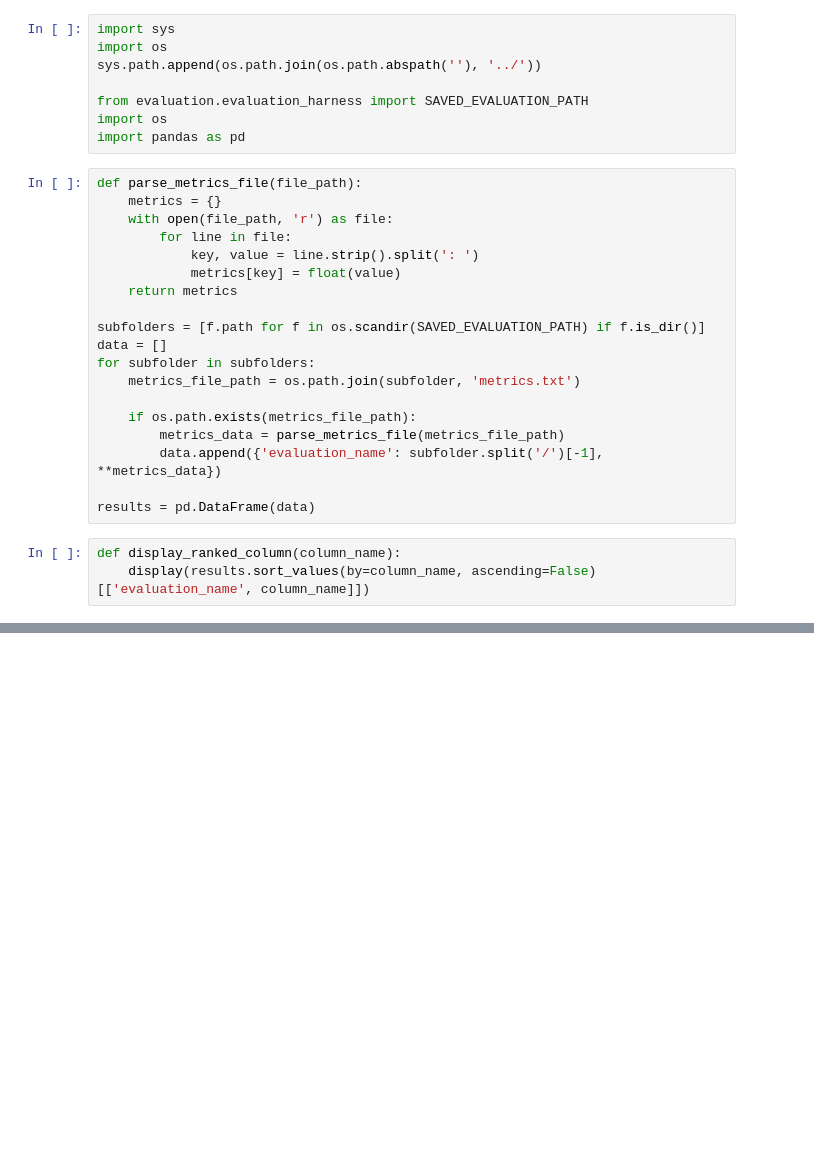
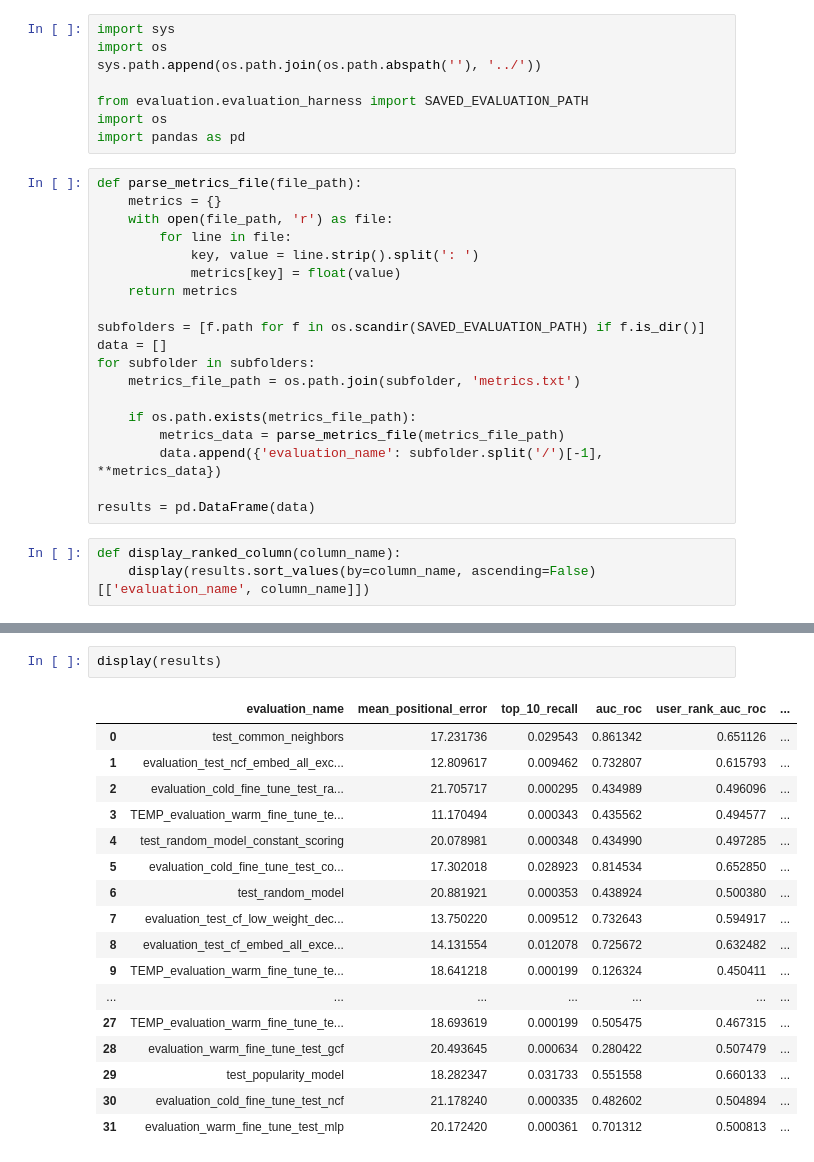
Before and after one commit to GitHubNoskcaj211/ml-projects-project, a Jupyter notebook: evaluation/vis_results.ipynb, the cells around one changed output, grey strips where cells are left out. Saved outputs shown, nothing was run; the diff lists cells and outputs as text; blank space fills up the shorter version.

Commit message:
Update vis results.

```diff
--- a/evaluation/vis_results.ipynb
+++ b/evaluation/vis_results.ipynb
@@ -87,0 +91,20 @@ display_ranked_column('mean_positional_error')
+# %%
+display(results)
+# %% [output]
+|  | evaluation_name | mean_positional_error | top_10_recall | auc_roc | user_rank_auc_roc | ... |
+| 0 | test_common_neighbors | 17.231736 | 0.029543 | 0.861342 | 0.651126 | ... |
+| 1 | evaluation_test_ncf_embed_all_exc... | 12.809617 | 0.009462 | 0.732807 | 0.615793 | ... |
+| 2 | evaluation_cold_fine_tune_test_ra... | 21.705717 | 0.000295 | 0.434989 | 0.496096 | ... |
+| 3 | TEMP_evaluation_warm_fine_tune_te... | 11.170494 | 0.000343 | 0.435562 | 0.494577 | ... |
+| 4 | test_random_model_constant_scoring | 20.078981 | 0.000348 | 0.434990 | 0.497285 | ... |
+| 5 | evaluation_cold_fine_tune_test_co... | 17.302018 | 0.028923 | 0.814534 | 0.652850 | ... |
+| 6 | test_random_model | 20.881921 | 0.000353 | 0.438924 | 0.500380 | ... |
+| 7 | evaluation_test_cf_low_weight_dec... | 13.750220 | 0.009512 | 0.732643 | 0.594917 | ... |
+| 8 | evaluation_test_cf_embed_all_exce... | 14.131554 | 0.012078 | 0.725672 | 0.632482 | ... |
+| 9 | TEMP_evaluation_warm_fine_tune_te... | 18.641218 | 0.000199 | 0.126324 | 0.450411 | ... |
+| ... | ... | ... | ... | ... | ... | ... |
+| 27 | TEMP_evaluation_warm_fine_tune_te... | 18.693619 | 0.000199 | 0.505475 | 0.467315 | ... |
+| 28 | evaluation_warm_fine_tune_test_gcf | 20.493645 | 0.000634 | 0.280422 | 0.507479 | ... |
+| 29 | test_popularity_model | 18.282347 | 0.031733 | 0.551558 | 0.660133 | ... |
+| 30 | evaluation_cold_fine_tune_test_ncf | 21.178240 | 0.000335 | 0.482602 | 0.504894 | ... |
+| 31 | evaluation_warm_fine_tune_test_mlp | 20.172420 | 0.000361 | 0.701312 | 0.500813 | ... |
```
Also changed, not shown: parts of 6 cells of this notebook.
